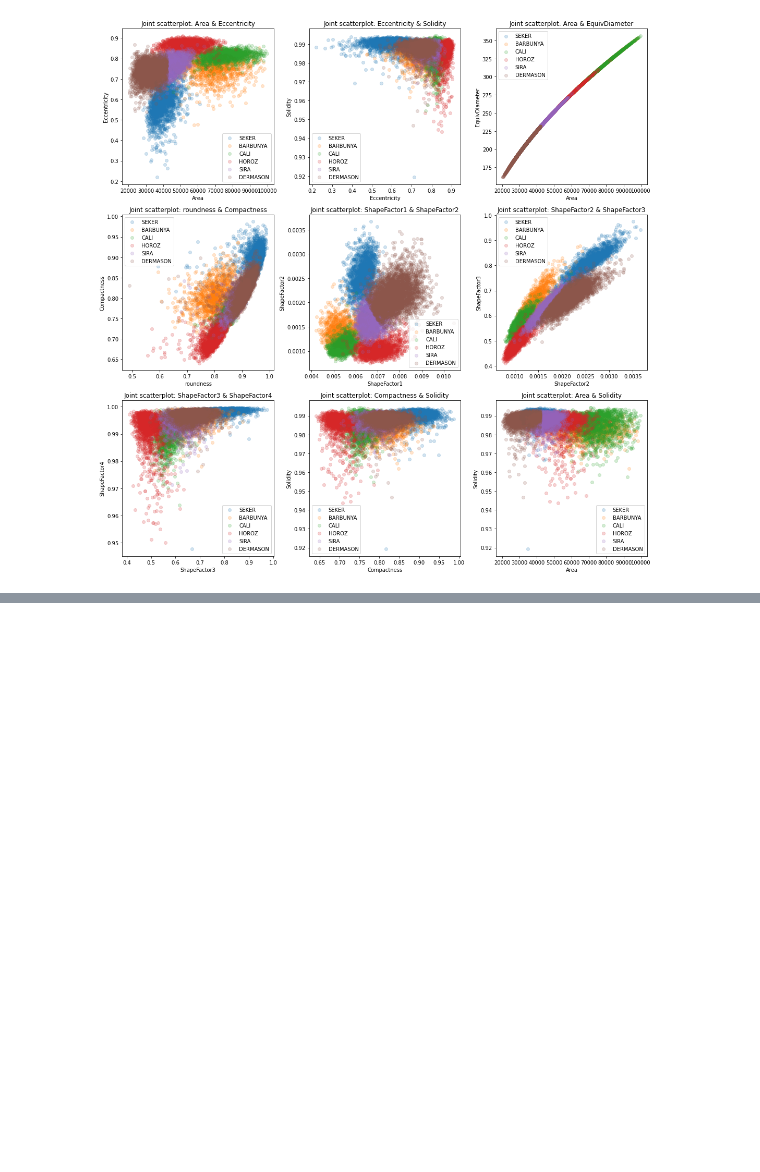
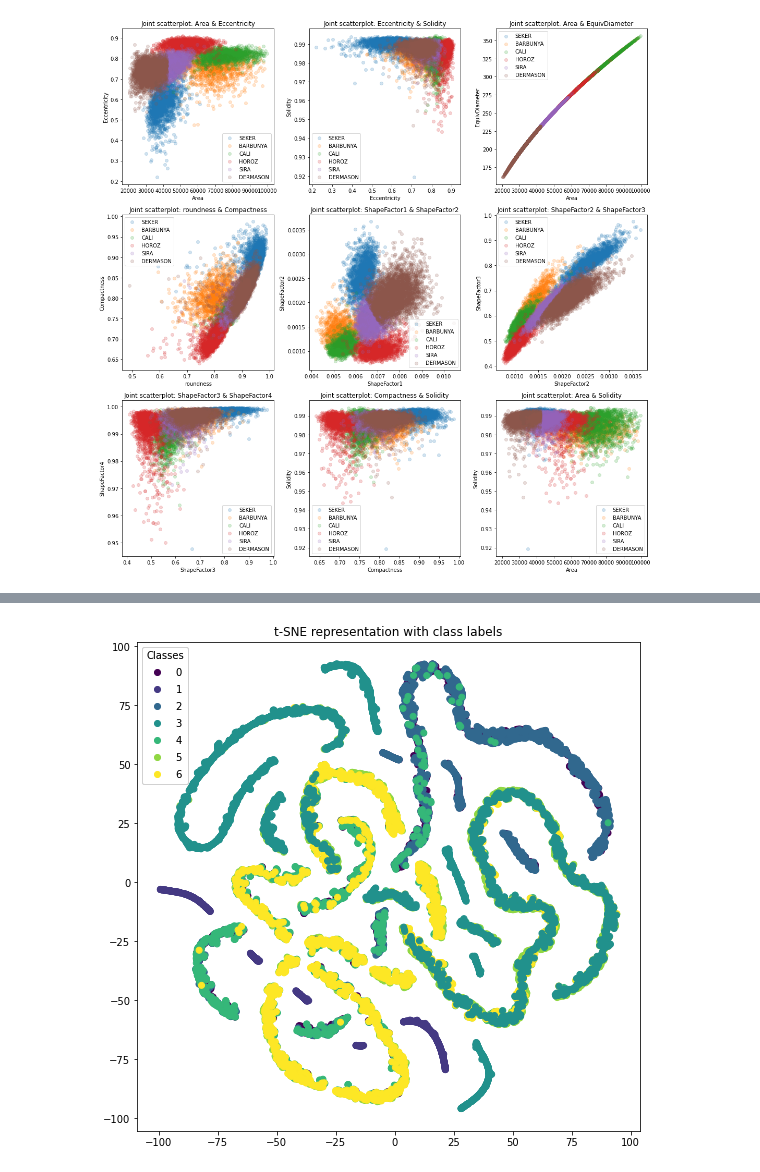
Before and after one commit to abinashrasonowal/Dry-Bean-Classifier, a Jupyter notebook: dry bean classifier.ipynb, the cells around one changed output, grey strips where cells are left out. Cells and saved outputs as stored; diff of their text form; code cells hidden in the pictures; blank space fills up the shorter version.

```diff
--- a/dry bean classifier.ipynb
+++ b/dry bean classifier.ipynb
@@ -199,0 +269,18 @@ for i, col in enumerate(indicators, 1):
+# %%
+tsne = TSNE()
+transformed = tsne.fit_transform(df.drop('Class', axis=1))
+
+labels = LabelEncoder().fit_transform(df['Class'])
+
+# Plot t-SNE representation
+fig, ax = plt.subplots(figsize=(9, 9))
+scatter = ax.scatter(transformed[:, 0], transformed[:, 1], c=labels)
+
+# Create a legend with class labels
+legend1 = ax.legend(*scatter.legend_elements(), title="Classes")
+ax.add_artist(legend1)
+
+plt.title('t-SNE representation with class labels')
+plt.show()
+# %% [output]
+[figure, added]
```
Also changed, not shown: parts of 14 cells of this notebook, 1 other file.
